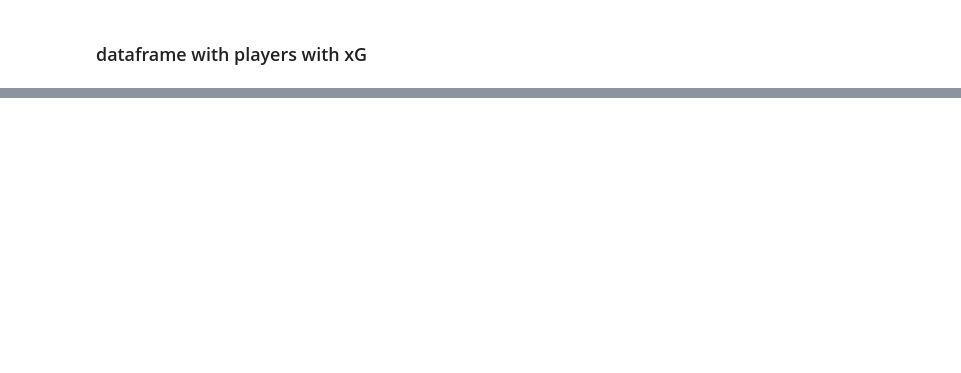
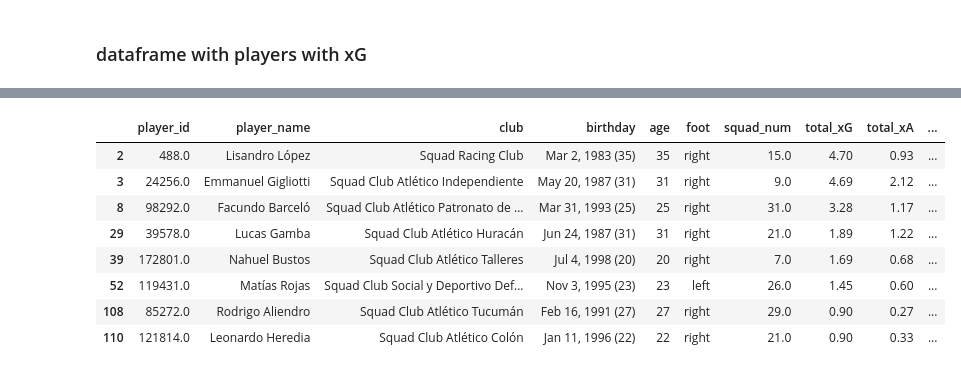
Before and after one commit to d-v-dlee/super_liga_xg, a Jupyter notebook: _player_xg_.ipynb, the cells around one changed output, grey strips where cells are left out. Drawn from its saved outputs; the diff is of its cells as text; code cells hidden in the pictures; blank space fills up the shorter version.

```diff
--- a/_player_xg_.ipynb
+++ b/_player_xg_.ipynb
@@ -207,0 +263,13 @@ pxg[(pxg['age'] < 25) & (pxg['transfer_value(USD)'] < 8) & (pxg['xG+xA/90'] > .3
+# %%
+#players far outplaying their xG
+super_liga_df[super_liga_df['goals'] - super_liga_df['total_xG'] > 2]
+# %% [output]
+|  | player_id | player_name | club | birthday | age | foot | squad_num | total_xG | total_xA | ... |
+| 2 | 488.0 | Lisandro López | Squad Racing Club | Mar 2, 1983 (35) | 35 | right | 15.0 | 4.70 | 0.93 | ... |
+| 3 | 24256.0 | Emmanuel Gigliotti | Squad Club Atlético Independiente | May 20, 1987 (31) | 31 | right | 9.0 | 4.69 | 2.12 | ... |
+| 8 | 98292.0 | Facundo Barceló | Squad Club Atlético Patronato de ... | Mar 31, 1993 (25) | 25 | right | 31.0 | 3.28 | 1.17 | ... |
+| 29 | 39578.0 | Lucas Gamba | Squad Club Atlético Huracán | Jun 24, 1987 (31) | 31 | right | 21.0 | 1.89 | 1.22 | ... |
+| 39 | 172801.0 | Nahuel Bustos | Squad Club Atlético Talleres | Jul 4, 1998 (20) | 20 | right | 7.0 | 1.69 | 0.68 | ... |
+| 52 | 119431.0 | Matías Rojas | Squad Club Social y Deportivo Def... | Nov 3, 1995 (23) | 23 | left | 26.0 | 1.45 | 0.60 | ... |
+| 108 | 85272.0 | Rodrigo Aliendro | Squad Club Atlético Tucumán | Feb 16, 1991 (27) | 27 | right | 29.0 | 0.90 | 0.27 | ... |
+| 110 | 121814.0 | Leonardo Heredia | Squad Club Atlético Colón | Jan 11, 1996 (22) | 22 | right | 21.0 | 0.90 | 0.33 | ... |
```
Also changed, not shown: parts of 17 cells of this notebook.
